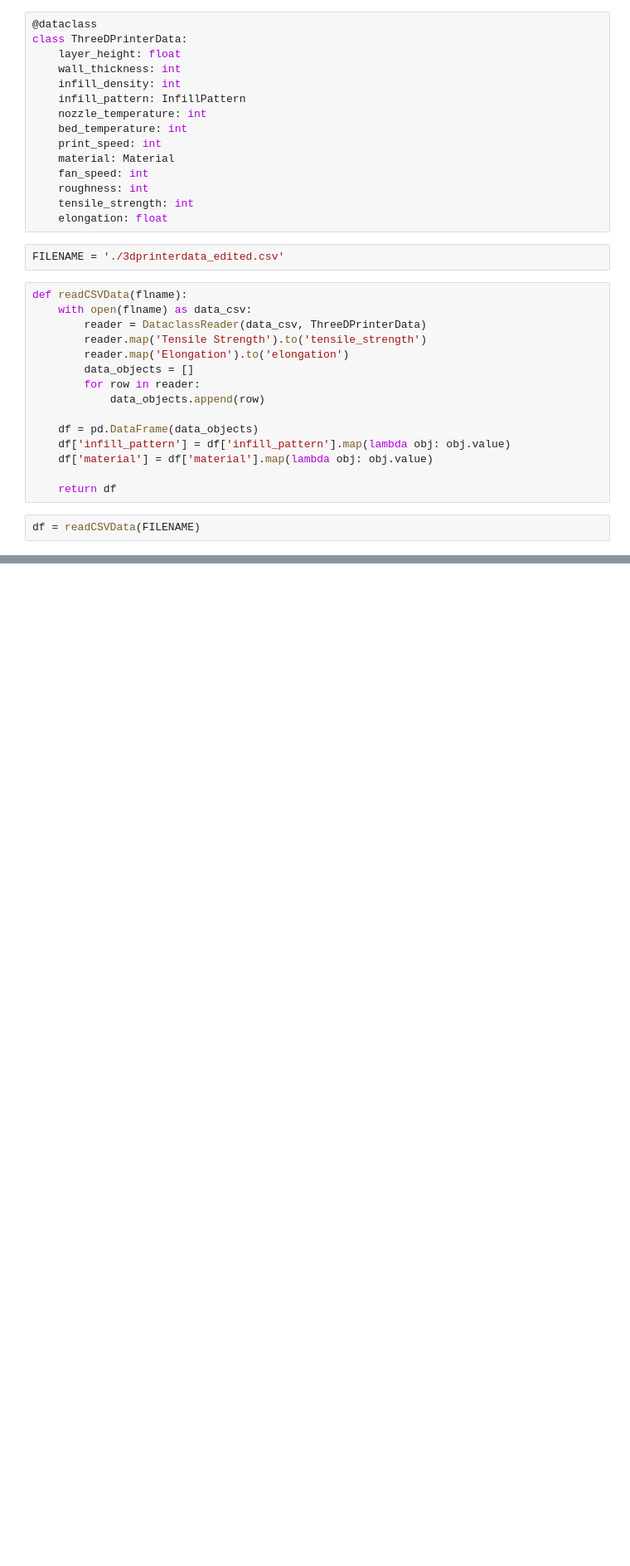
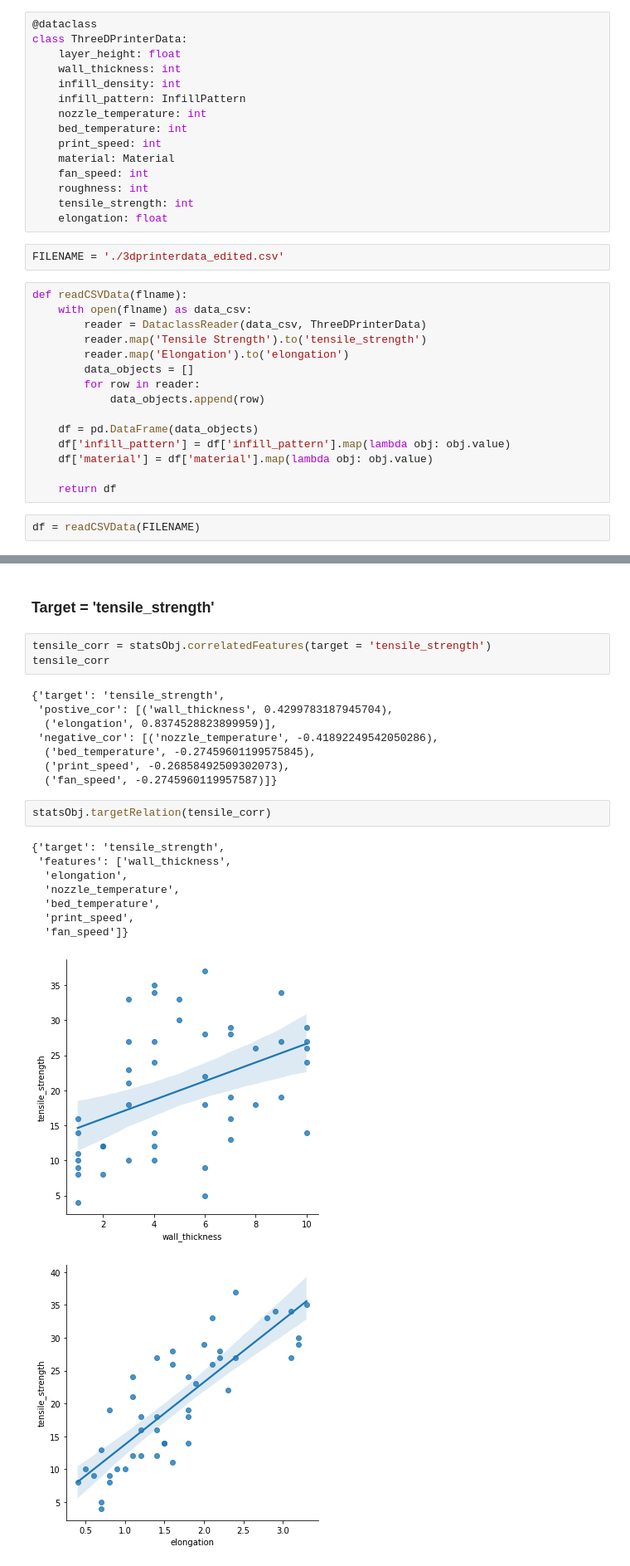
Before and after one commit to SuvroBaner/polymerize.io, a Jupyter notebook: polymerize_notebook.ipynb, the cells around one changed output, grey strips where cells are left out. Shown at 83% size. Drawn from its saved outputs; the diff is of its cells as text; blank space fills up the shorter version.

```diff
--- a/polymerize_notebook.ipynb
+++ b/polymerize_notebook.ipynb
@@ -88,0 +148,25 @@ This is the mean value of all the variables
+# %% [markdown]
+### Target = 'tensile_strength'
+# %%
+tensile_corr = statsObj.correlatedFeatures(target = 'tensile_strength')
+tensile_corr
+# %% [output]
+{'target': 'tensile_strength',
+ 'postive_cor': [('wall_thickness', 0.4299783187945704),
+  ('elongation', 0.8374528823899959)],
+ 'negative_cor': [('nozzle_temperature', -0.41892249542050286),
+  ('bed_temperature', -0.27459601199575845),
+  ('print_speed', -0.26858492509302073),
+  ('fan_speed', -0.2745960119957587)]}
+# %%
+statsObj.targetRelation(tensile_corr)
+# %% [output]
+{'target': 'tensile_strength',
+ 'features': ['wall_thickness',
+  'elongation',
+  'nozzle_temperature',
+  'bed_temperature',
+  'print_speed',
+  'fan_speed']}
+[figure, added]
+[figure, added]
```
Also changed, not shown: parts of 16 cells of this notebook.
